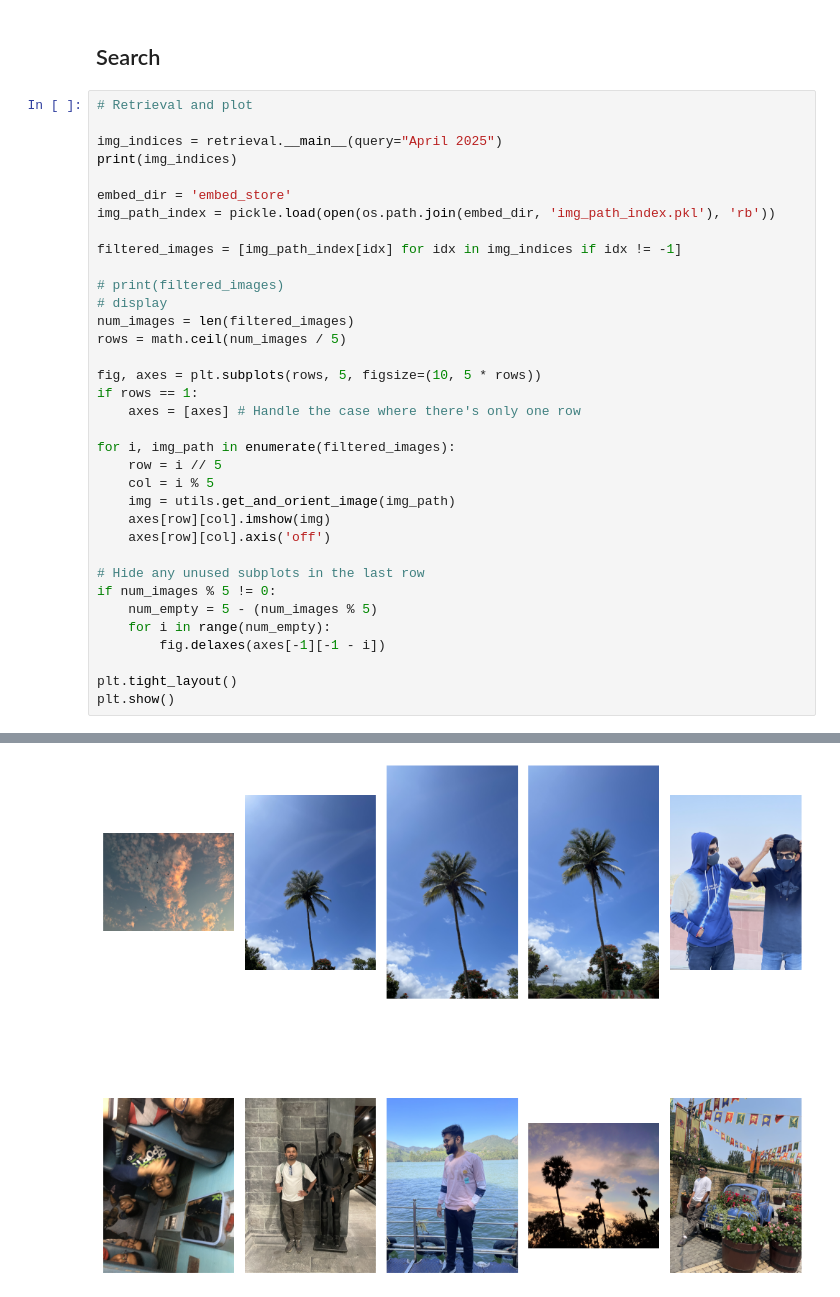
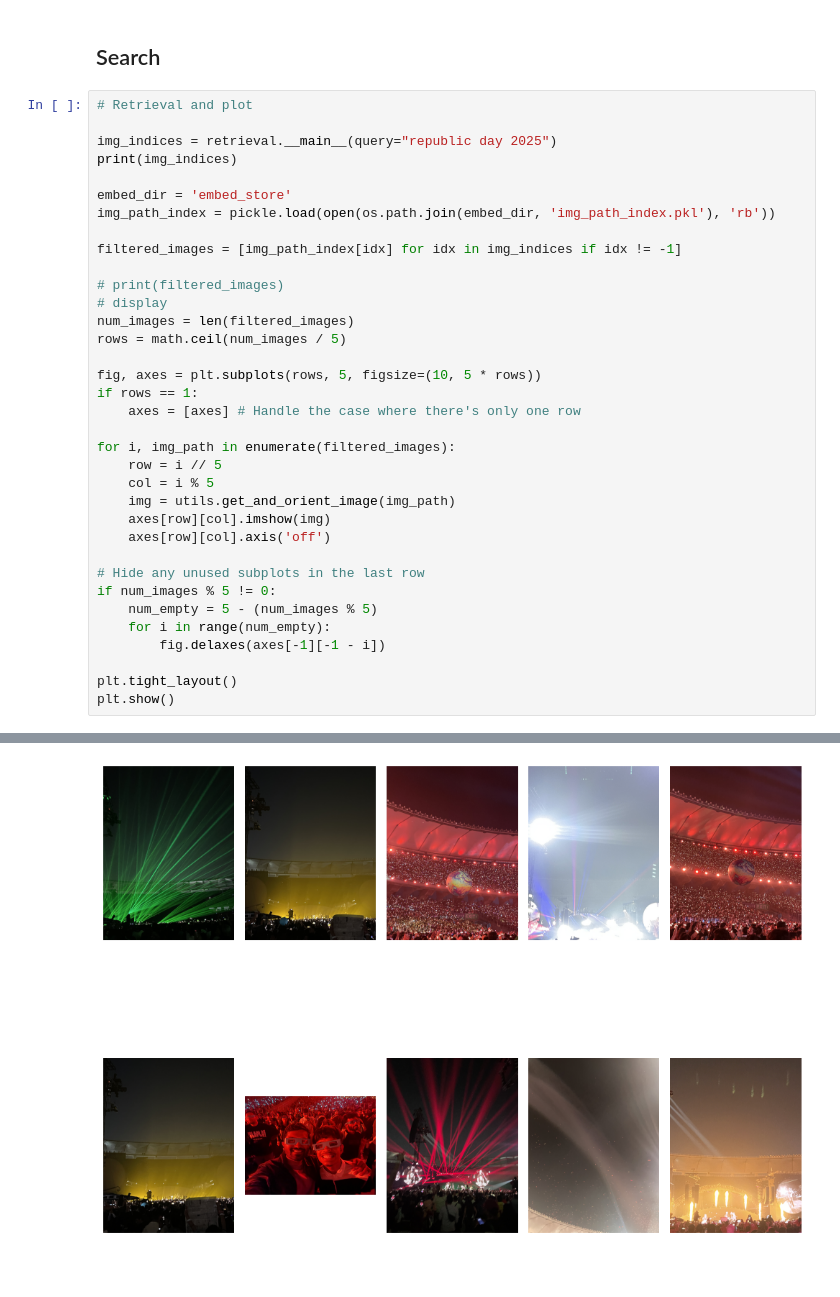
Before and after one commit to aditypatil/image-search, a Jupyter notebook: imgsearch_mark1.ipynb, the cells around one changed output, grey strips where cells are left out. Cells and saved outputs as stored; diff of their text form; blank space fills up the shorter version.

```diff
--- a/imgsearch_mark1.ipynb
+++ b/imgsearch_mark1.ipynb
@@ -34,7 +48,7 @@ people.write_out()
 # %%
 # Retrieval and plot
 
-img_indices = retrieval.__main__(query="April 2025")
+img_indices = retrieval.__main__(query="republic day 2025")
 print(img_indices)
 
 embed_dir = 'embed_store'
@@ -75 +87 @@ Duckling indices: {dtime_indices}
-[figure, old version]
+[figure, new version]
```
Also changed, not shown: parts of 4 cells of this notebook, 4 other files.
